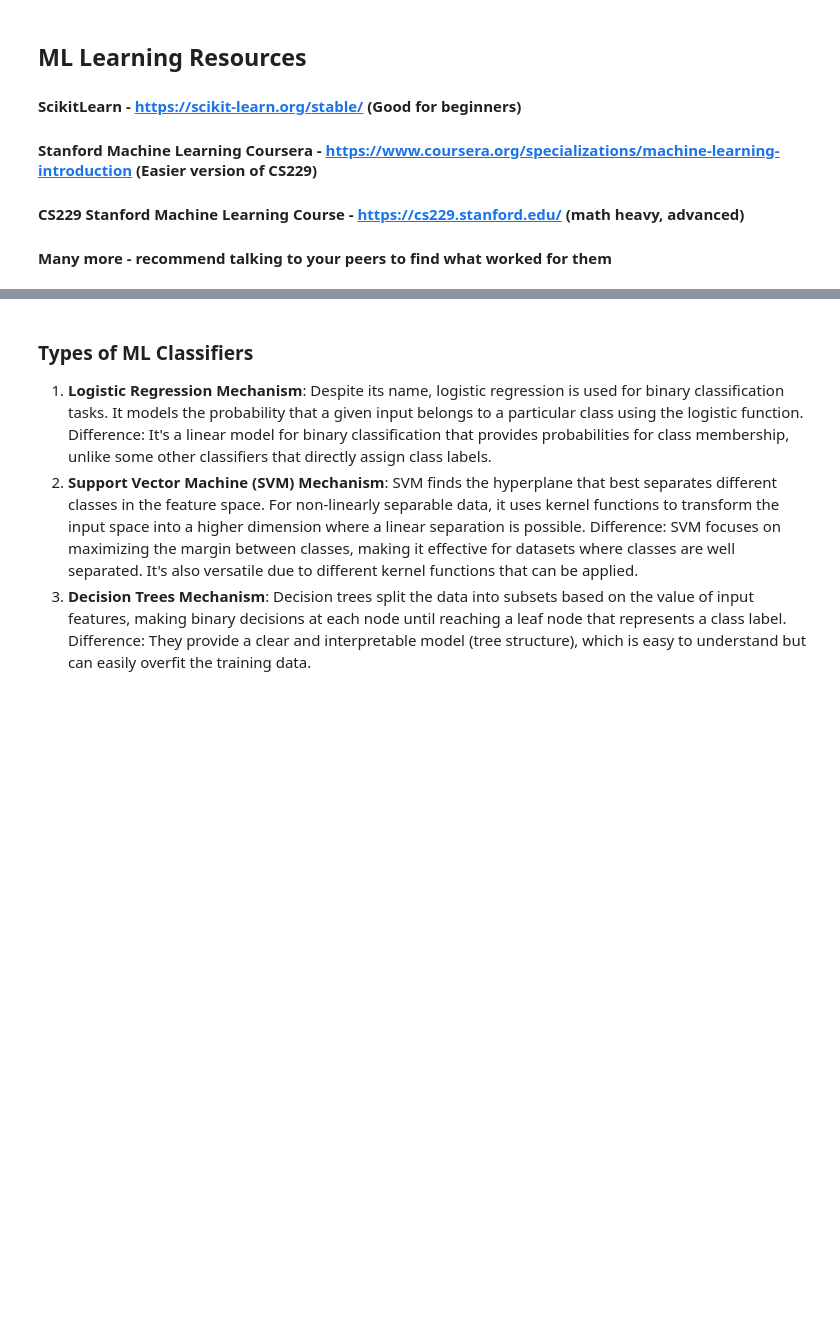
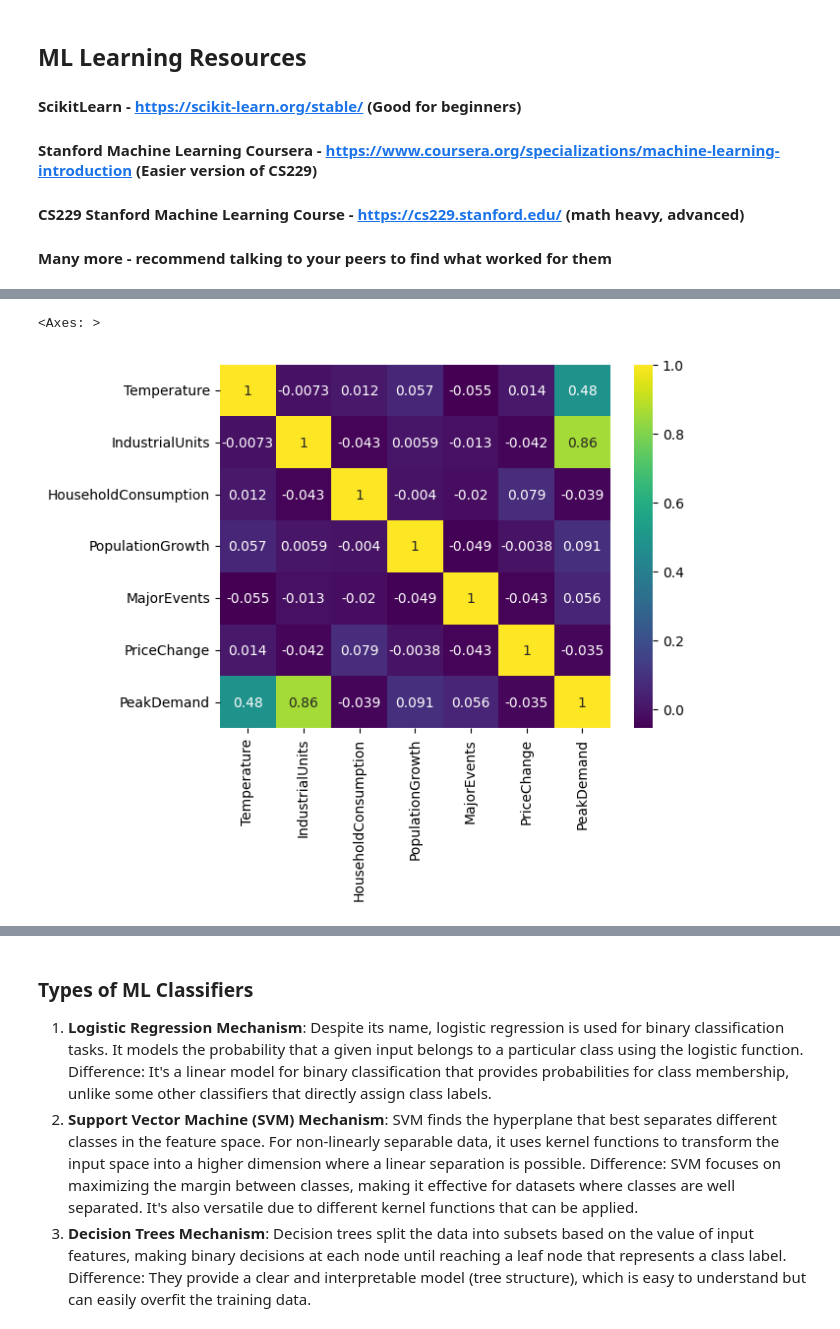
Before and after one commit to gabrielbohnen/intro-to-python, a Jupyter notebook: week5/week5.ipynb, the cells around one changed output, grey strips where cells are left out. Cells and saved outputs as stored; diff of their text form; code cells hidden in the pictures; blank space fills up the shorter version.

```diff
--- a/week5/week5.ipynb
+++ b/week5/week5.ipynb
@@ -109,0 +146,33 @@ Notation is really important when describing the math behind machine learning eg
+# %%
+import numpy as np
+import pandas as pd
+from sklearn.model_selection import train_test_split
+from sklearn.metrics import mean_squared_error, r2_score
+
+# Synthetic dataset generation for demonstration
+np.random.seed(42)
+n_samples = 300
+
+# Features (simulated)
+temperature = np.random.normal(20, 5, n_samples)  # Average daily temperature forecast
+industrial_units = np.random.randint(50, 200, n_samples)  # Number of industrial units
+household_consumption = np.random.normal(500, 50, n_samples)  # Average household consumption
+population_growth = np.random.normal(2, 0.5, n_samples)  # Population growth rate
+major_events = np.random.randint(0, 5, n_samples)  # Number of major events
+price_change = np.random.normal(1, 0.2, n_samples)  # Rate of price change
+
+# Target variable: Peak demand (simplified model with assumed linear relationships and added noise)
+peak_demand = 800 * temperature + 150 * industrial_units + 0.5 * household_consumption + \
+              1000 * population_growth + 500 * major_events + 200 * price_change + \
+              np.random.normal(0, 1000, n_samples)
+
+# Creating DataFrame
+data = pd.DataFrame({
+    'Temperature': temperature,
+    'IndustrialUnits': industrial_units,
+    'HouseholdConsumption': household_consumption,
+    'PopulationGrowth': population_growth,
+    'MajorEvents': major_events,
+    'PriceChange': price_change,
+    'PeakDemand': peak_demand
+})
@@ -109,0 +464,6 @@ Notation is really important when describing the math behind machine learning eg
+# %%
+corr_matrix = data.corr()
+sns.heatmap(corr_matrix,annot=True, cmap="viridis")
+# %% [output]
+<Axes: >
+[figure, added]
```
Also changed, not shown: parts of 72 cells of this notebook, 4 other files.
